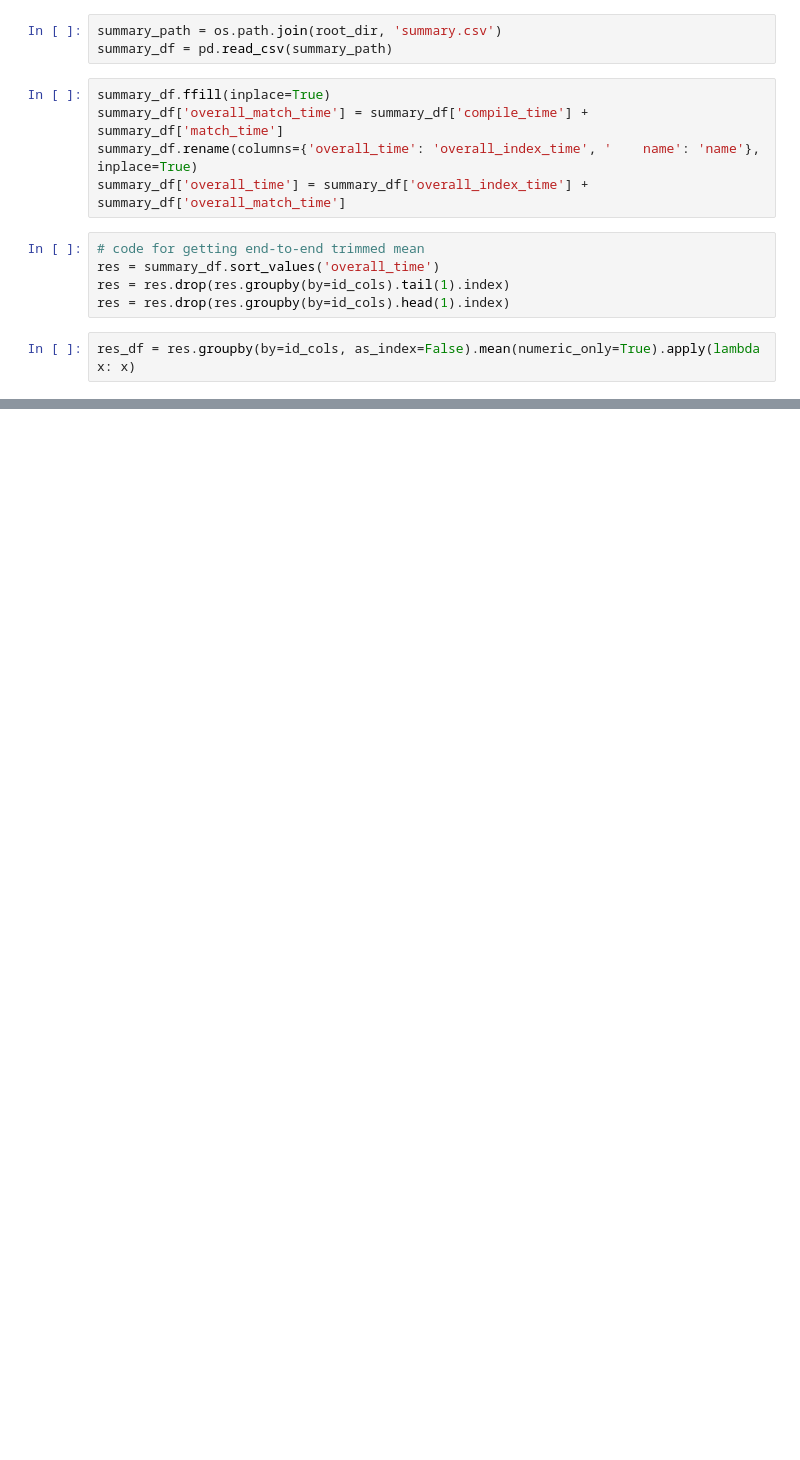
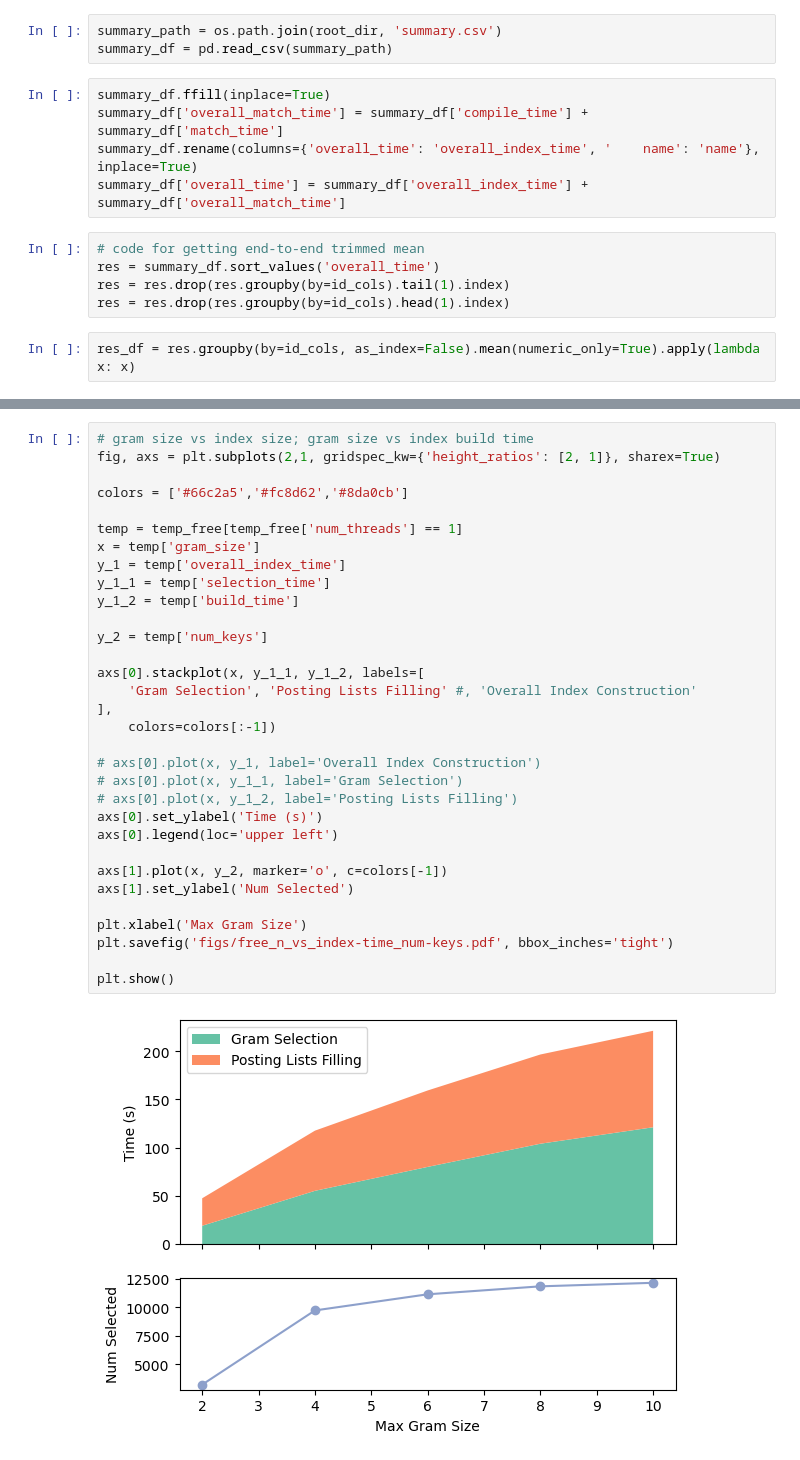
Before and after one commit to mush-zhang/RegexIndexComparison, a Jupyter notebook: notebooks/preprocess.ipynb, the cells around one changed output, grey strips where cells are left out. Drawn from its saved outputs; the diff is of its cells as text; blank space fills up the shorter version.

```diff
--- a/notebooks/preprocess.ipynb
+++ b/notebooks/preprocess.ipynb
@@ -31,0 +159,34 @@ res_df
+# %%
+# gram size vs index size; gram size vs index build time
+fig, axs = plt.subplots(2,1, gridspec_kw={'height_ratios': [2, 1]}, sharex=True)
+
+colors = ['#66c2a5','#fc8d62','#8da0cb']
+
+temp = temp_free[temp_free['num_threads'] == 1]
+x = temp['gram_size']
+y_1 = temp['overall_index_time']
+y_1_1 = temp['selection_time']
+y_1_2 = temp['build_time']
+
+y_2 = temp['num_keys']
+
+axs[0].stackplot(x, y_1_1, y_1_2, labels=[
+    'Gram Selection', 'Posting Lists Filling' #, 'Overall Index Construction'
+],
+    colors=colors[:-1])
+
+# axs[0].plot(x, y_1, label='Overall Index Construction')
+# axs[0].plot(x, y_1_1, label='Gram Selection')
+# axs[0].plot(x, y_1_2, label='Posting Lists Filling')
+axs[0].set_ylabel('Time (s)')
+axs[0].legend(loc='upper left')
+
+axs[1].plot(x, y_2, marker='o', c=colors[-1])
+axs[1].set_ylabel('Num Selected')
+
+plt.xlabel('Max Gram Size')
+plt.savefig('figs/free_n_vs_index-time_num-keys.pdf', bbox_inches='tight')
+
+plt.show()
+# %% [output]
+[figure, added]
```
Also changed, not shown: parts of 15 cells of this notebook, 4 other files.
